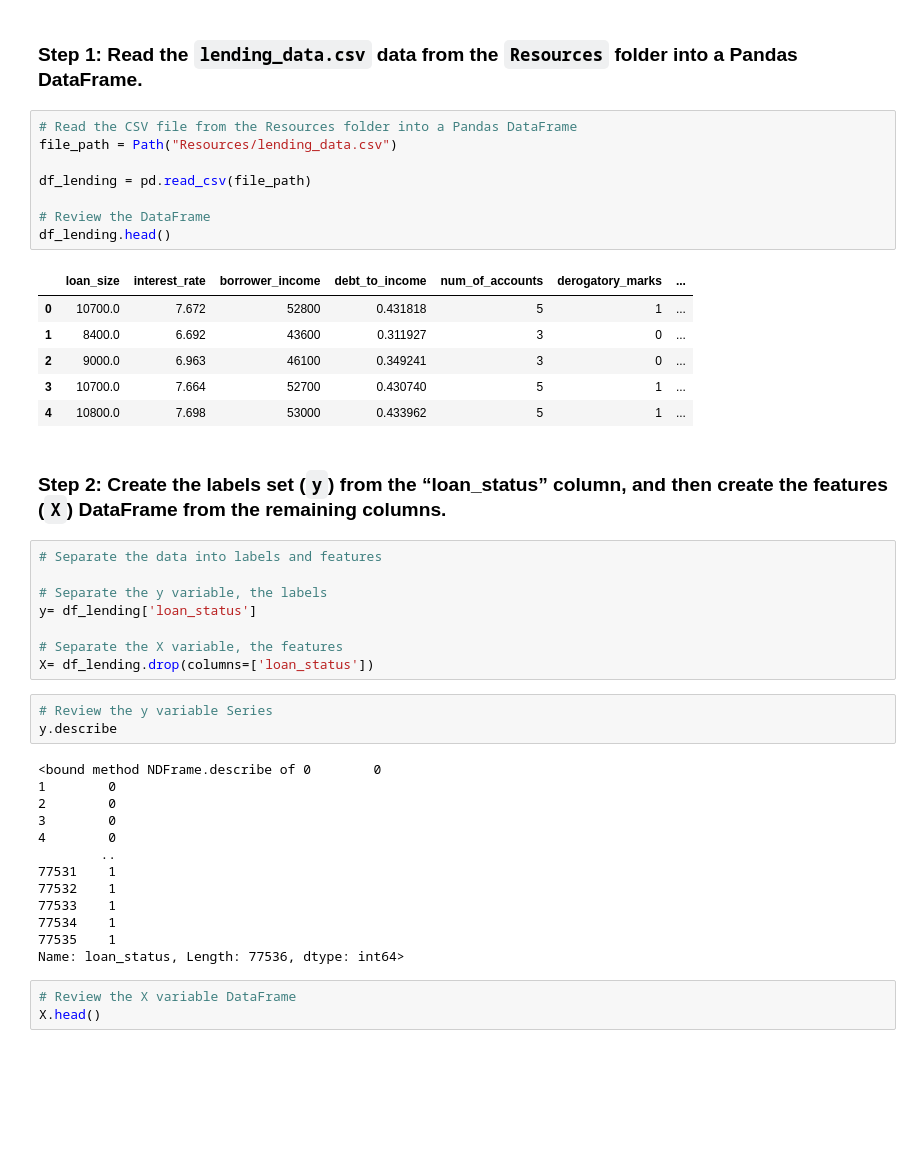
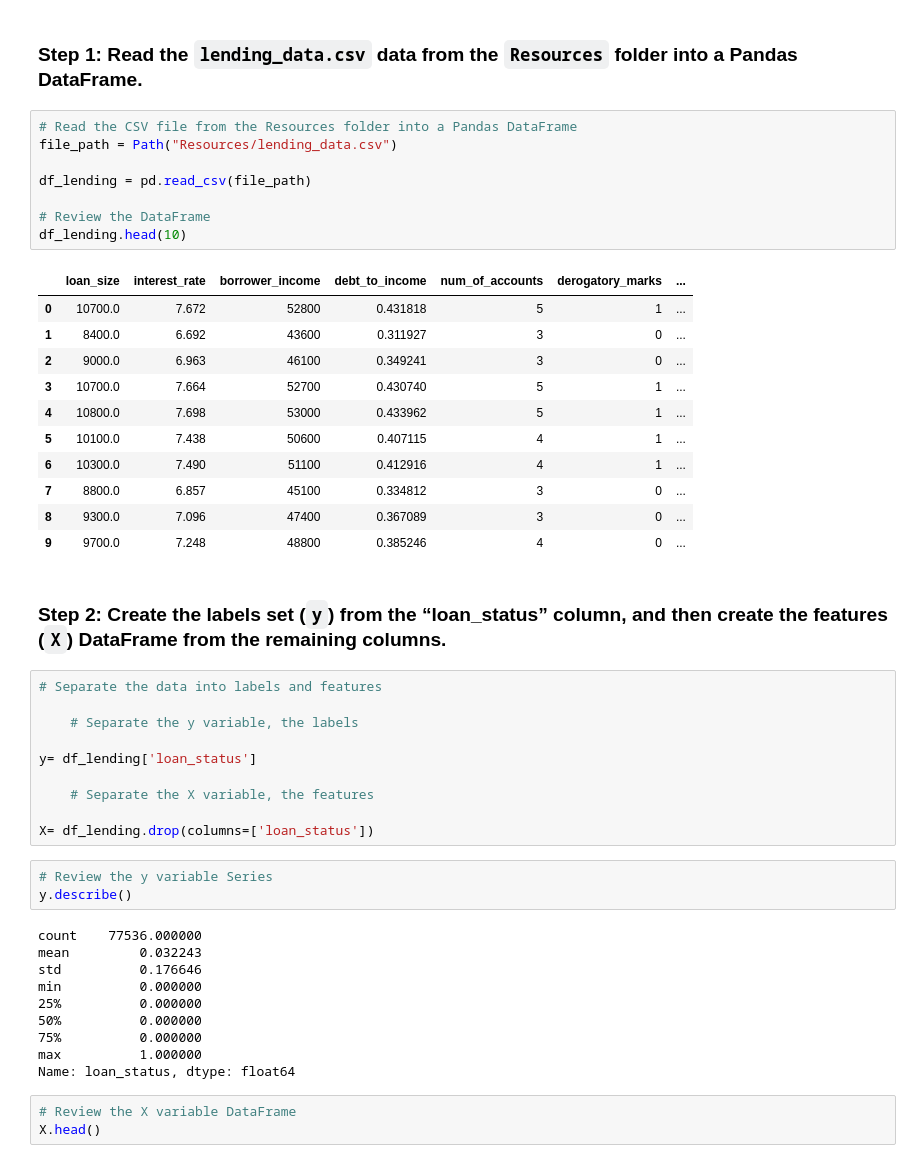
Before and after one commit to HeliosRider/credit-risk-classification, a Jupyter notebook: Credit_Risk/credit_risk_classification.ipynb, the cells around one changed output. Cells and saved outputs as stored; diff of their text form; blank space fills up the shorter version.

```diff
--- a/Credit_Risk/credit_risk_classification.ipynb
+++ b/Credit_Risk/credit_risk_classification.ipynb
@@ -13,44 +13,48 @@ from sklearn.metrics import confusion_matrix, classification_report
 # %%
 # Read the CSV file from the Resources folder into a Pandas DataFrame
 file_path = Path("Resources/lending_data.csv")
 
 df_lending = pd.read_csv(file_path)
 
 # Review the DataFrame
-df_lending.head()
+df_lending.head(10)
 # %% [output]
 |  | loan_size | interest_rate | borrower_income | debt_to_income | num_of_accounts | derogatory_marks | ... |
 | 0 | 10700.0 | 7.672 | 52800 | 0.431818 | 5 | 1 | ... |
 | 1 | 8400.0 | 6.692 | 43600 | 0.311927 | 3 | 0 | ... |
 | 2 | 9000.0 | 6.963 | 46100 | 0.349241 | 3 | 0 | ... |
 | 3 | 10700.0 | 7.664 | 52700 | 0.430740 | 5 | 1 | ... |
 | 4 | 10800.0 | 7.698 | 53000 | 0.433962 | 5 | 1 | ... |
+| 5 | 10100.0 | 7.438 | 50600 | 0.407115 | 4 | 1 | ... |
+| 6 | 10300.0 | 7.490 | 51100 | 0.412916 | 4 | 1 | ... |
+| 7 | 8800.0 | 6.857 | 45100 | 0.334812 | 3 | 0 | ... |
+| 8 | 9300.0 | 7.096 | 47400 | 0.367089 | 3 | 0 | ... |
+| 9 | 9700.0 | 7.248 | 48800 | 0.385246 | 4 | 0 | ... |
 # %% [markdown]
 ### Step 2: Create the labels set (`y`)  from the “loan_status” column, and then create the features (`X`) DataFrame from the remaining columns.
 # %%
 # Separate the data into labels and features
 
-# Separate the y variable, the labels
+    # Separate the y variable, the labels
+
 y= df_lending['loan_status']
 
-# Separate the X variable, the features
+    # Separate the X variable, the features
+
 X= df_lending.drop(columns=['loan_status'])
 # %%
 # Review the y variable Series
-y.describe
+y.describe()
 # %% [output]
-<bound method NDFrame.describe of 0        0
-1        0
-2        0
-3        0
-4        0
-        ..
-77531    1
-77532    1
-77533    1
-77534    1
-77535    1
-Name: loan_status, Length: 77536, dtype: int64>
+count    77536.000000
+mean         0.032243
+std          0.176646
+min          0.000000
+25%          0.000000
+50%          0.000000
+75%          0.000000
+max          1.000000
+Name: loan_status, dtype: float64
 # %%
 # Review the X variable DataFrame
 X.head()
```
Also changed, not shown: parts of 4 cells of this notebook.
